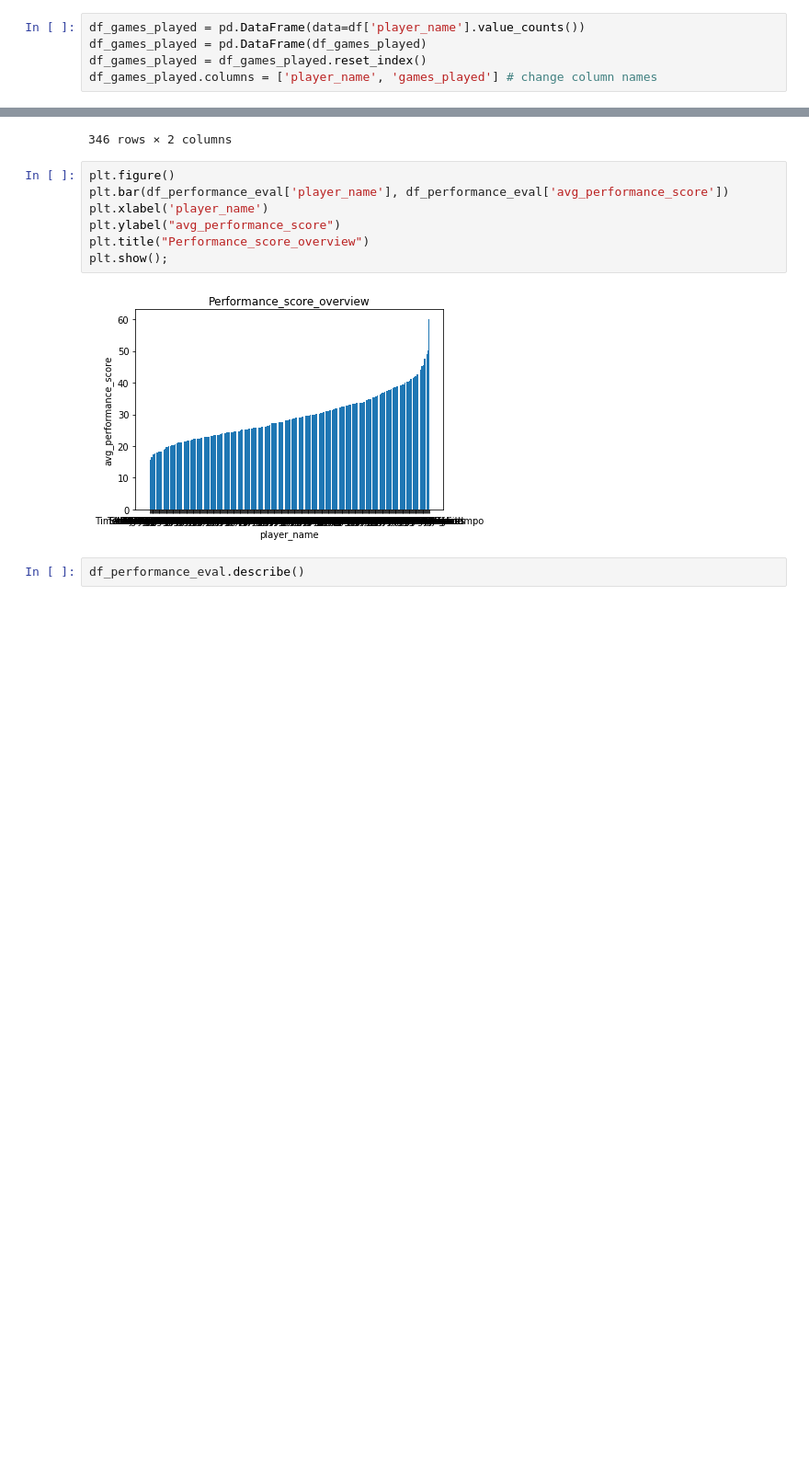
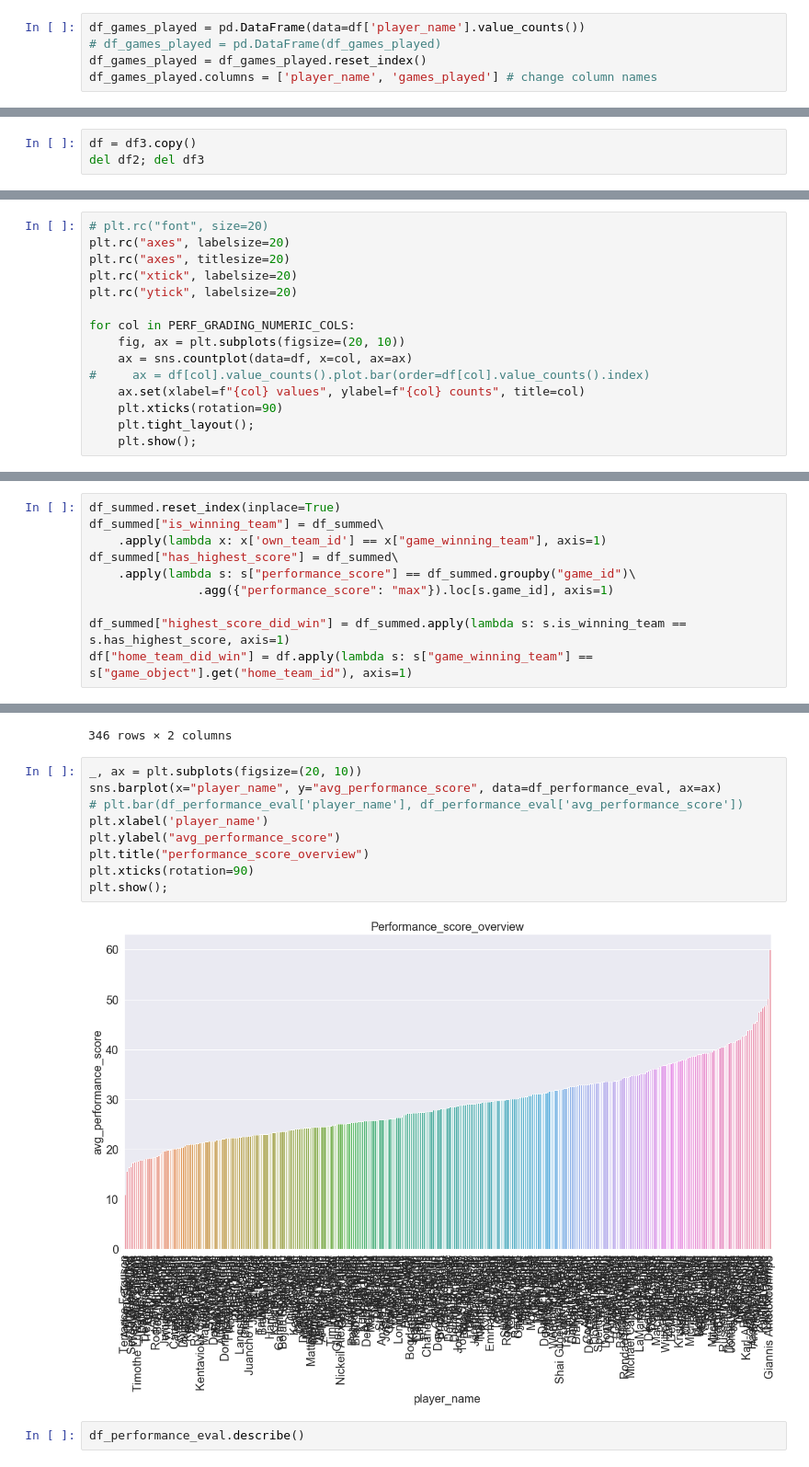
Before and after one commit to JonasRoo/nba-analysis, a Jupyter notebook: notebooks/season_2019_analysis_07092020.ipynb, the cells around one changed output, grey strips where cells are left out. Shown at 92% size. Saved outputs shown, nothing was run; the diff lists cells and outputs as text; blank space fills up the shorter version.

```diff
--- a/notebooks/season_2019_analysis_07092020.ipynb
+++ b/notebooks/season_2019_analysis_07092020.ipynb
@@ -28,6 +28,6 @@ df = data_pipeline.stats_endpoint_data_pipeline(data=data, min_mins_played=14)
 ### Games played (David)
 # %%
 df_games_played = pd.DataFrame(data=df['player_name'].value_counts())
-df_games_played = pd.DataFrame(df_games_played)
+# df_games_played = pd.DataFrame(df_games_played)
 df_games_played = df_games_played.reset_index()
 df_games_played.columns = ['player_name', 'games_played'] # change column names
@@ -69,3 +66,6 @@ df = df3
+# %%
+df = df3.copy()
+del df2; del df3
 # %% [markdown]
 # Analysis
 # %% [markdown]
@@ -98,0 +81,15 @@ for i in PERF_GRADING_NUMERIC_COLS:
+# %%
+# plt.rc("font", size=20)
+plt.rc("axes", labelsize=20)
+plt.rc("axes", titlesize=20)
+plt.rc("xtick", labelsize=20)
+plt.rc("ytick", labelsize=20)
+
+for col in PERF_GRADING_NUMERIC_COLS:
+    fig, ax = plt.subplots(figsize=(20, 10))
+    ax = sns.countplot(data=df, x=col, ax=ax)
+#     ax = df[col].value_counts().plot.bar(order=df[col].value_counts().index)
+    ax.set(xlabel=f"{col} values", ylabel=f"{col} counts", title=col)
+    plt.xticks(rotation=90)
+    plt.tight_layout();
+    plt.show();
@@ -139,0 +153,10 @@ plt.show();
+# %%
+df_summed.reset_index(inplace=True)
+df_summed["is_winning_team"] = df_summed\
+    .apply(lambda x: x['own_team_id'] == x["game_winning_team"], axis=1)
+df_summed["has_highest_score"] = df_summed\
+    .apply(lambda s: s["performance_score"] == df_summed.groupby("game_id")\
+               .agg({"performance_score": "max"}).loc[s.game_id], axis=1)
+
+df_summed["highest_score_did_win"] = df_summed.apply(lambda s: s.is_winning_team == s.has_highest_score, axis=1)
+df["home_team_did_win"] = df.apply(lambda s: s["game_winning_team"] == s["game_object"].get("home_team_id"), axis=1)
@@ -222,14 +277,16 @@ df_performance_eval.set_index(['player_name'])
 | Giannis Antetokounmpo | 60.089215 | 12.756235 |
 346 rows × 2 columns
 # %%
-plt.figure()
-plt.bar(df_performance_eval['player_name'], df_performance_eval['avg_performance_score'])
+_, ax = plt.subplots(figsize=(20, 10))
+sns.barplot(x="player_name", y="avg_performance_score", data=df_performance_eval, ax=ax)
+# plt.bar(df_performance_eval['player_name'], df_performance_eval['avg_performance_score'])
 plt.xlabel('player_name')
 plt.ylabel("avg_performance_score")
-plt.title("Performance_score_overview")
+plt.title("performance_score_overview")
+plt.xticks(rotation=90)
 plt.show();
 # %% [output]
-[figure, old version]
+[figure, new version]
 # %%
 df_performance_eval.describe()
 # %% [output]
```
Also changed, not shown: parts of 19 cells of this notebook.
